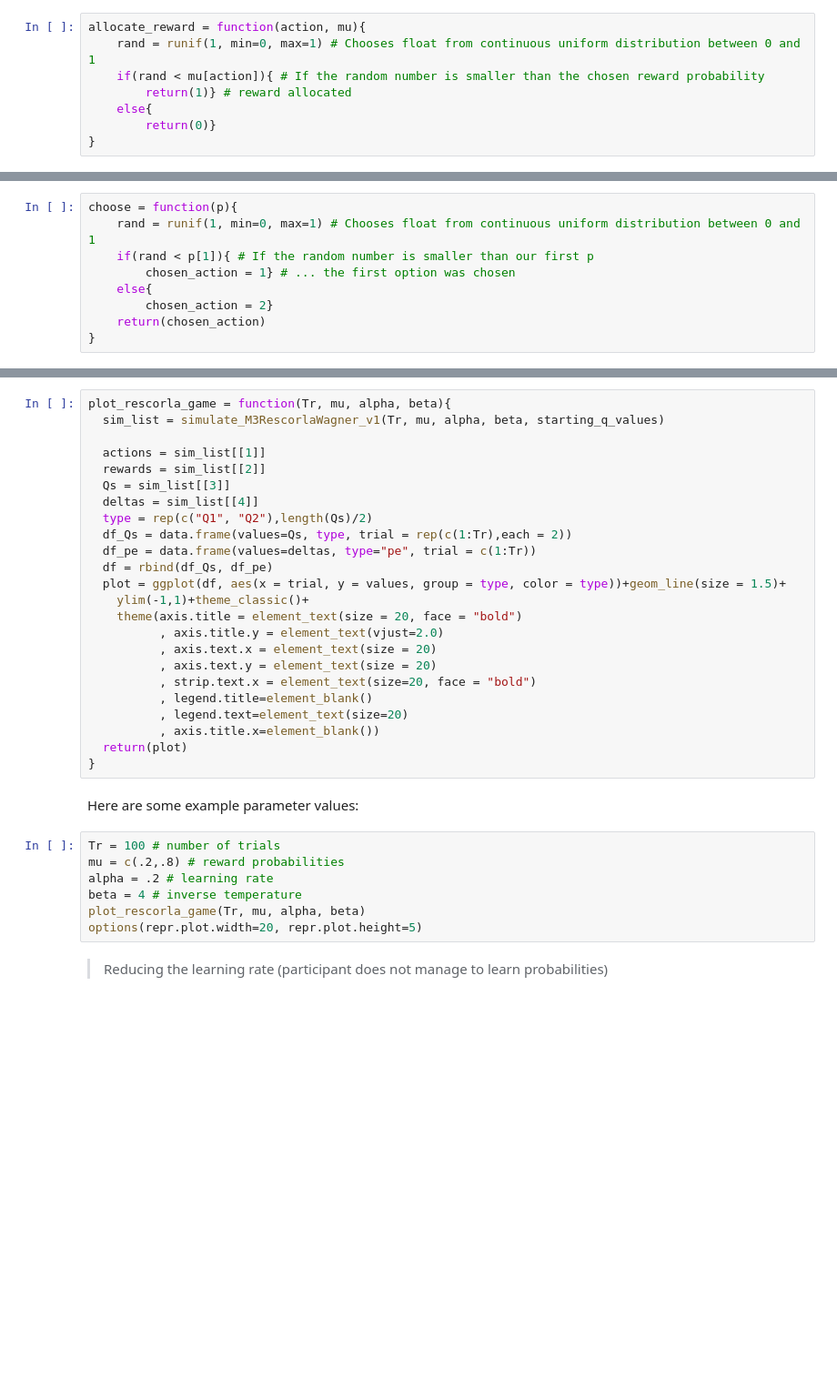
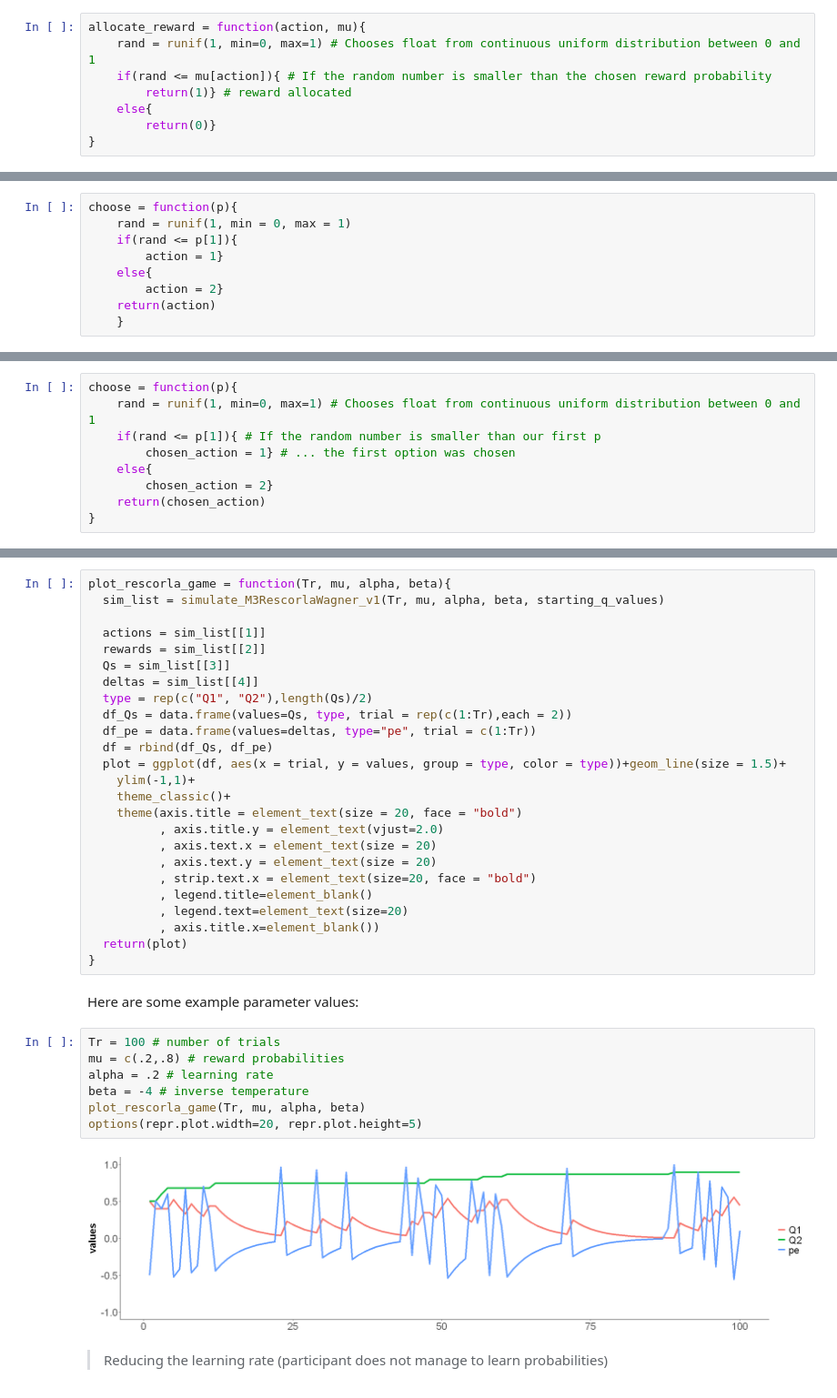
Before and after one commit to hgzech/simulation_workshop, a Jupyter notebook: R/R_interactive_session.ipynb, the cells around one changed output, grey strips where cells are left out. Shown at 91% size. Drawn from its saved outputs; the diff is of its cells as text; blank space fills up the shorter version.

````diff
--- a/R/R_interactive_session.ipynb
+++ b/R/R_interactive_session.ipynb
@@ -45,7 +48,7 @@ else{
 # %%
 allocate_reward = function(action, mu){
     rand = runif(1, min=0, max=1) # Chooses float from continuous uniform distribution between 0 and 1
-    if(rand < mu[action]){ # If the random number is smaller than the chosen reward probability
+    if(rand <= mu[action]){ # If the random number is smaller than the chosen reward probability
         return(1)} # reward allocated
     else{
         return(0)}
@@ -119,12 +126,21 @@ else{
 ```
 # %% [markdown]
 <i>Enter your code here:</i>
+# %%
+choose = function(p){
+    rand = runif(1, min = 0, max = 1)
+    if(rand <= p[1]){
+        action = 1}
+    else{
+        action = 2}
+    return(action)
+    }
 # %% [markdown]
 <i>Check the solution below:</i>
 # %%
 choose = function(p){
     rand = runif(1, min=0, max=1) # Chooses float from continuous uniform distribution between 0 and 1
-    if(rand < p[1]){ # If the random number is smaller than our first p
+    if(rand <= p[1]){ # If the random number is smaller than our first p
         chosen_action = 1} # ... the first option was chosen
     else{
         chosen_action = 2}
@@ -224,7 +240,8 @@ plot_rescorla_game = function(Tr, mu, alpha, beta){
   df_pe = data.frame(values=deltas, type="pe", trial = c(1:Tr))
   df = rbind(df_Qs, df_pe)
   plot = ggplot(df, aes(x = trial, y = values, group = type, color = type))+geom_line(size = 1.5)+
-    ylim(-1,1)+theme_classic()+
+    ylim(-1,1)+
+    theme_classic()+
     theme(axis.title = element_text(size = 20, face = "bold")
           , axis.title.y = element_text(vjust=2.0)
           , axis.text.x = element_text(size = 20)
@@ -240,10 +257,12 @@ Here are some example parameter values:
 # %%
 Tr = 100 # number of trials
 mu = c(.2,.8) # reward probabilities
 alpha = .2 # learning rate
-beta = 4 # inverse temperature
+beta = -4 # inverse temperature
 plot_rescorla_game(Tr, mu, alpha, beta)
 options(repr.plot.width=20, repr.plot.height=5)
+# %% [output]
+[figure, added]
 # %% [markdown]
 > Reducing the learning rate (participant does not manage to learn probabilities)
 # %%
````
Also changed, not shown: parts of 13 cells of this notebook, 2 other files.
